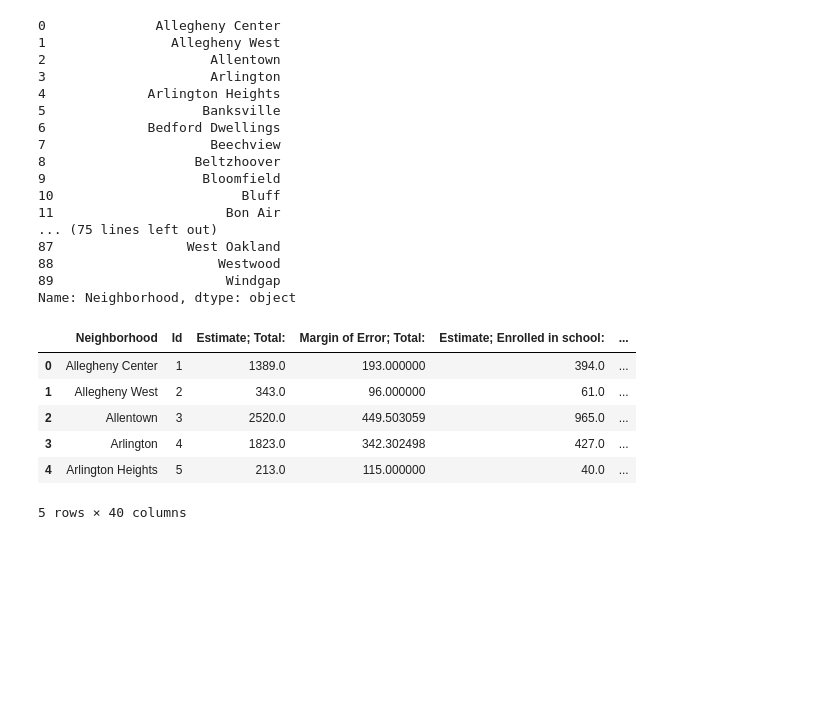
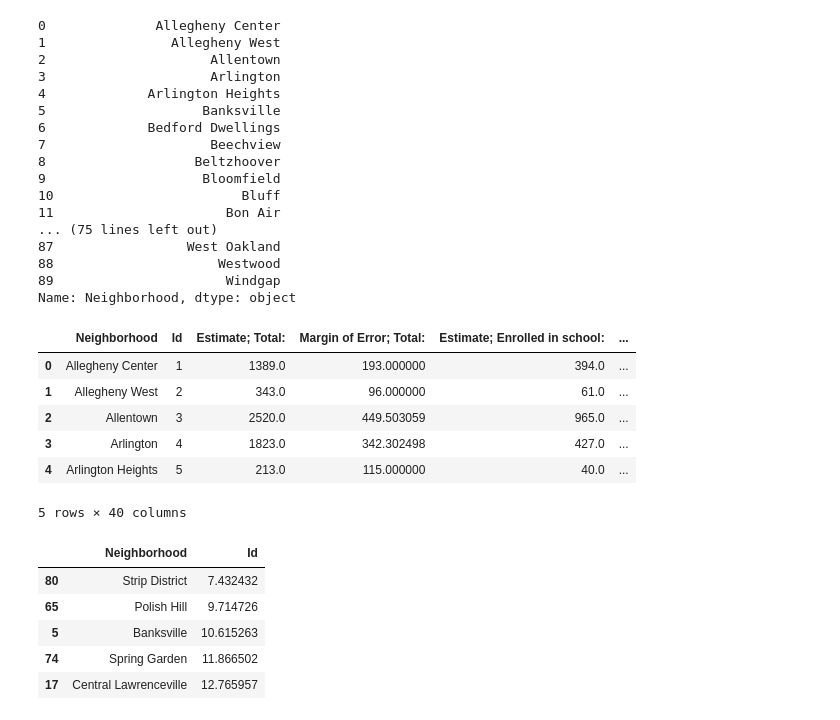
Before and after one commit to Thalsey/Club_Dub, a Jupyter notebook: main.ipynb, the cells around one changed output. Drawn from its saved outputs; the diff is of its cells as text; code cells hidden in the pictures; blank space fills up the shorter version.

```diff
--- a/main.ipynb
+++ b/main.ipynb
@@ -125,6 +125,53 @@ i = 0
 while i < school2["Id"].size:
     school2.iloc[i, 1] = school2.iloc[i, 1] * 100
     i = i + 1
+# %%
+school2.drop(['Estimate; Total:'], axis=1, inplace=True)
+school2.drop(['Estimate; Enrolled in school:'], axis=1, inplace=True)
+school2.drop(['Margin of Error; Enrolled in school:'], axis=1, inplace=True)
+school2.drop(['Estimate; Enrolled in school: - Enrolled in nursery school, preschool'], axis=1, inplace=True)
+school2.drop(['Margin of Error; Enrolled in school: - Enrolled in nursery school, preschool'], axis=1, inplace=True)
+school2.drop(['Estimate; Enrolled in school: - Enrolled in kindergarten'], axis=1, inplace=True)
+school2.drop(['Margin of Error; Enrolled in school: - Enrolled in kindergarten'], axis=1, inplace=True)
+school2.drop(['Estimate; Enrolled in school: - Enrolled in grade 1'], axis=1, inplace=True)
+school2.drop(['Estimate; Enrolled in school: - Enrolled in grade 11'], axis=1, inplace=True)
+school2.drop(['Margin of Error; Enrolled in school: - Enrolled in grade 11'], axis=1, inplace=True)
+school2.drop(['Estimate; Enrolled in school: - Enrolled in grade 12'], axis=1, inplace=True)
+school2.drop(['Margin of Error; Enrolled in school: - Enrolled in grade 12'], axis=1, inplace=True)
+school2.drop(['Estimate; Enrolled in school: - Enrolled in college, undergraduate years'], axis=1, inplace=True)
+school2.drop(['Margin of Error; Enrolled in school: - Enrolled in college, undergraduate years'], axis=1, inplace=True)
+school2.drop(['Margin of Error; Enrolled in school: - Enrolled in grade 1'], axis=1, inplace=True)
+school2.drop(['Estimate; Enrolled in school: - Enrolled in grade 2'], axis=1, inplace=True)
+school2.drop(['Margin of Error; Enrolled in school: - Enrolled in grade 2'], axis=1, inplace=True)
+school2.drop(['Estimate; Enrolled in school: - Enrolled in grade 3'], axis=1, inplace=True)
+school2.drop(['Margin of Error; Enrolled in school: - Enrolled in grade 3'], axis=1, inplace=True)
+school2.drop(['Estimate; Enrolled in school: - Enrolled in grade 4'], axis=1, inplace=True)
+school2.drop(['Margin of Error; Enrolled in school: - Enrolled in grade 4'], axis=1, inplace=True)
+school2.drop(['Estimate; Enrolled in school: - Enrolled in grade 5'], axis=1, inplace=True)
+school2.drop(['Margin of Error; Enrolled in school: - Enrolled in grade 5'], axis=1, inplace=True)
+school2.drop(['Estimate; Enrolled in school: - Enrolled in grade 6'], axis=1, inplace=True)
+school2.drop(['Margin of Error; Enrolled in school: - Enrolled in grade 6'], axis=1, inplace=True)
+school2.drop(['Estimate; Enrolled in school: - Enrolled in grade 7'], axis=1, inplace=True)
+school2.drop(['Margin of Error; Enrolled in school: - Enrolled in grade 7'], axis=1, inplace=True)
+school2.drop(['Estimate; Enrolled in school: - Enrolled in grade 8'], axis=1, inplace=True)
+school2.drop(['Margin of Error; Enrolled in school: - Enrolled in grade 8'], axis=1, inplace=True)
+school2.drop(['Estimate; Enrolled in school: - Enrolled in grade 9'], axis=1, inplace=True)
+school2.drop(['Margin of Error; Enrolled in school: - Enrolled in grade 9'], axis=1, inplace=True)
+school2.drop(['Estimate; Enrolled in school: - Enrolled in grade 10'], axis=1, inplace=True)
+school2.drop(['Margin of Error; Enrolled in school: - Enrolled in grade 10'], axis=1, inplace=True)
+school2.drop(['Estimate; Enrolled in school: - Graduate or professional school'], axis=1, inplace=True)
+school2.drop(['Margin of Error; Enrolled in school: - Graduate or professional school'], axis=1, inplace=True)
+school2.drop(['Estimate; Not enrolled in school'], axis=1, inplace=True)
+school2.drop(['Margin of Error; Not enrolled in school'], axis=1, inplace=True)
+school2.drop(['Margin of Error; Total:'], axis=1, inplace=True)
+school2.head()
+# %% [output]
+|  | Neighborhood | Id |
+| 80 | Strip District | 7.432432 |
+| 65 | Polish Hill | 9.714726 |
+| 5 | Banksville | 10.615263 |
+| 74 | Spring Garden | 11.866502 |
+| 17 | Central Lawrenceville | 12.765957 |
 # %%
 school2.iloc[:, 0:2]
 # %% [output]
```
Also changed, not shown: parts of 1 cell of this notebook.
